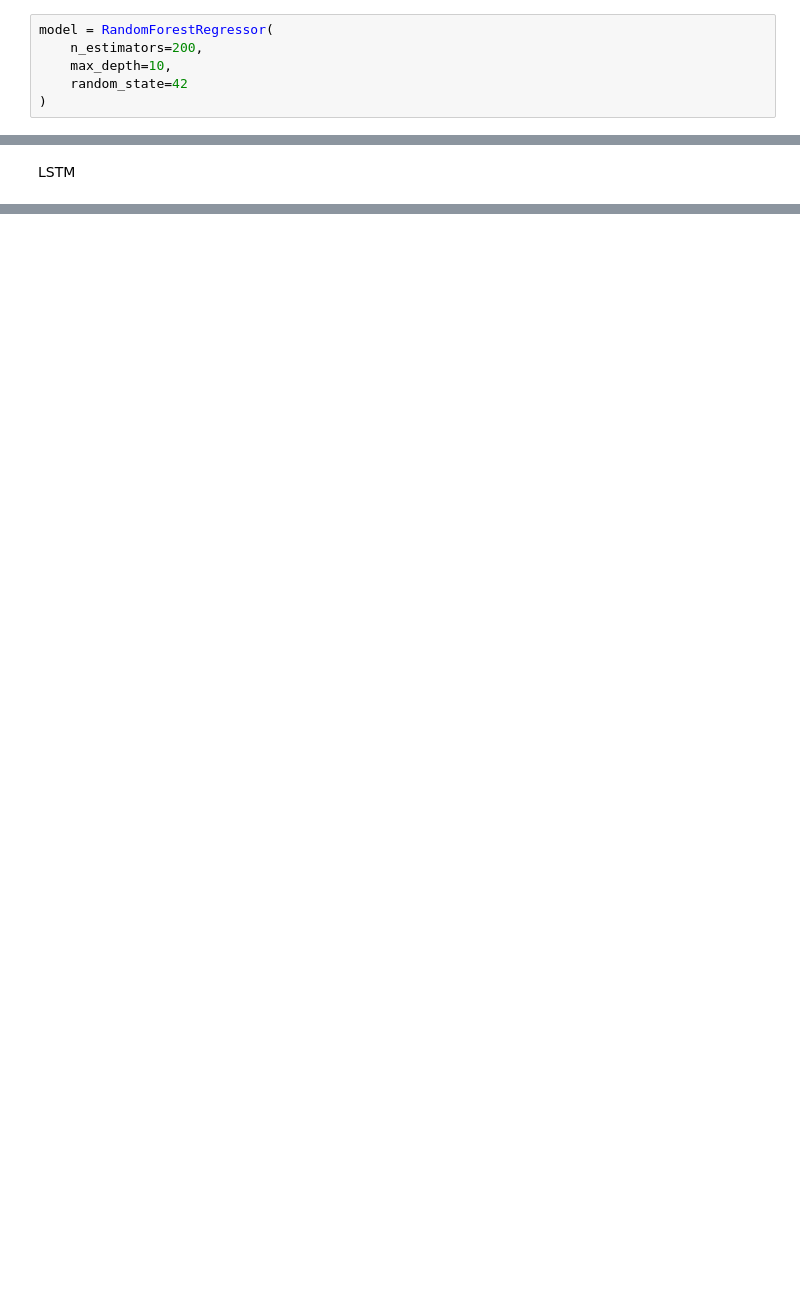
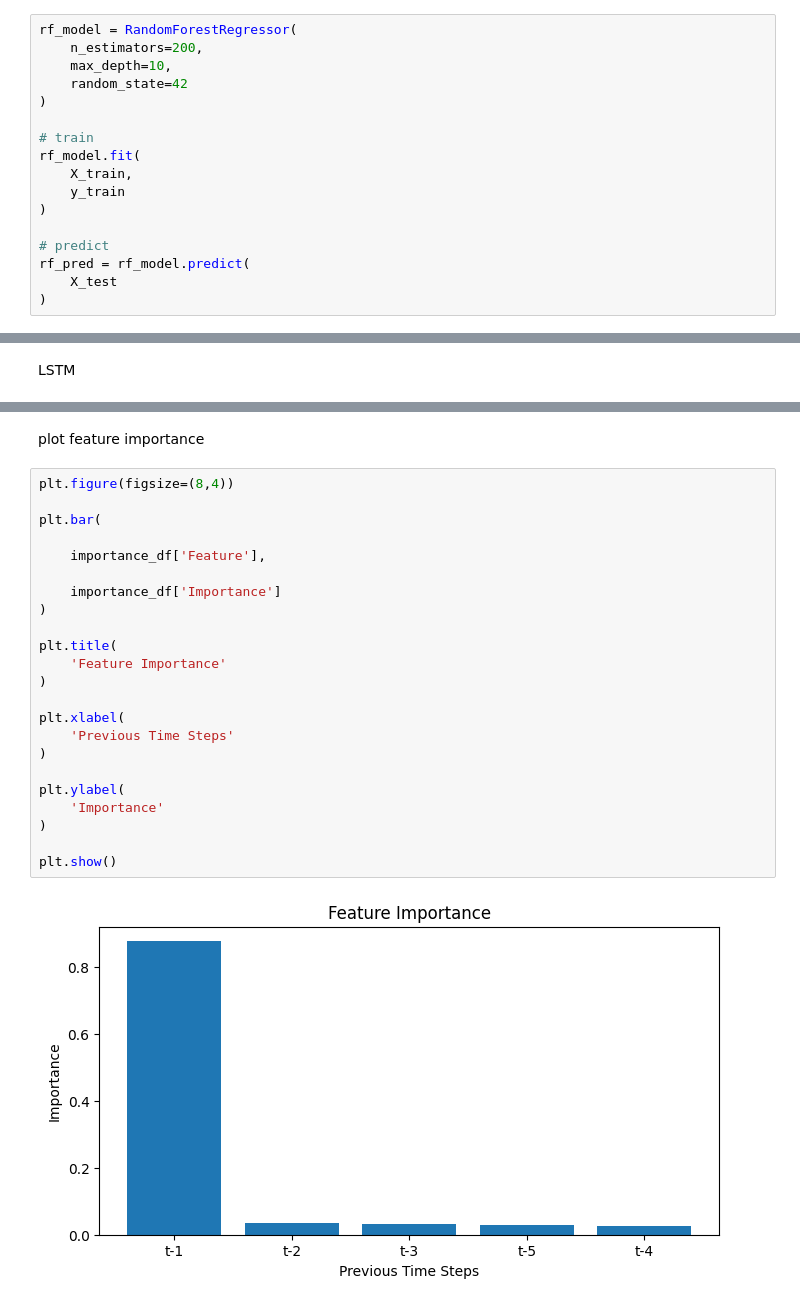
Before and after one commit to oanhtran020906-sys/Topic-11-ECG-Analysis-with-MIT-BIH-WFDB-, a Jupyter notebook: ecg-mitbih-analysis/notebooks/multiple_records.ipynb, the cells around one changed output, grey strips where cells are left out. Drawn from its saved outputs; the diff is of its cells as text; blank space fills up the shorter version.

```diff
--- a/ecg-mitbih-analysis/notebooks/multiple_records.ipynb
+++ b/ecg-mitbih-analysis/notebooks/multiple_records.ipynb
@@ -159,10 +304,21 @@ SARIMA
 # %% [markdown]
 random forest
 # %%
-model = RandomForestRegressor(
+rf_model = RandomForestRegressor(
     n_estimators=200,
     max_depth=10,
     random_state=42
 )
+
+# train
+rf_model.fit(
+    X_train,
+    y_train
+)
+
+# predict
+rf_pred = rf_model.predict(
+    X_test
+)
 # %% [markdown]
 XGBoost
@@ -170,0 +641,27 @@ LSTM
+# %% [markdown]
+plot feature importance
+# %%
+plt.figure(figsize=(8,4))
+
+plt.bar(
+
+    importance_df['Feature'],
+
+    importance_df['Importance']
+)
+
+plt.title(
+    'Feature Importance'
+)
+
+plt.xlabel(
+    'Previous Time Steps'
+)
+
+plt.ylabel(
+    'Importance'
+)
+
+plt.show()
+# %% [output]
+[figure, added]
```
Also changed, not shown: parts of 71 cells of this notebook, 7 other files.
